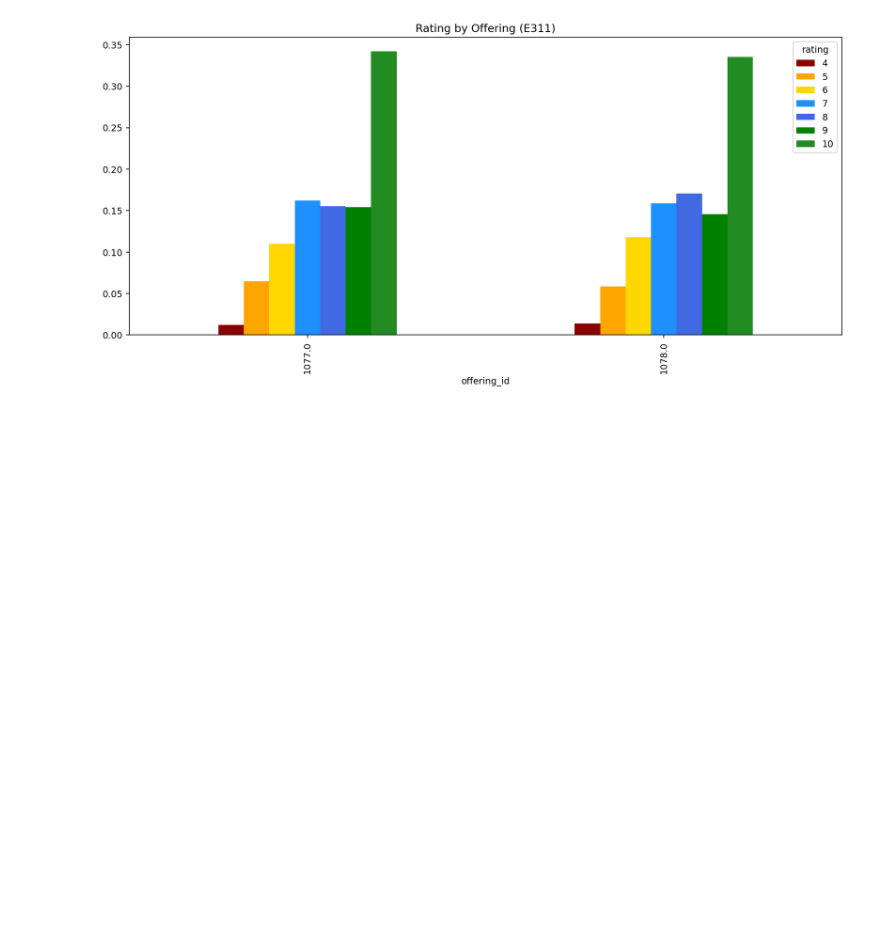
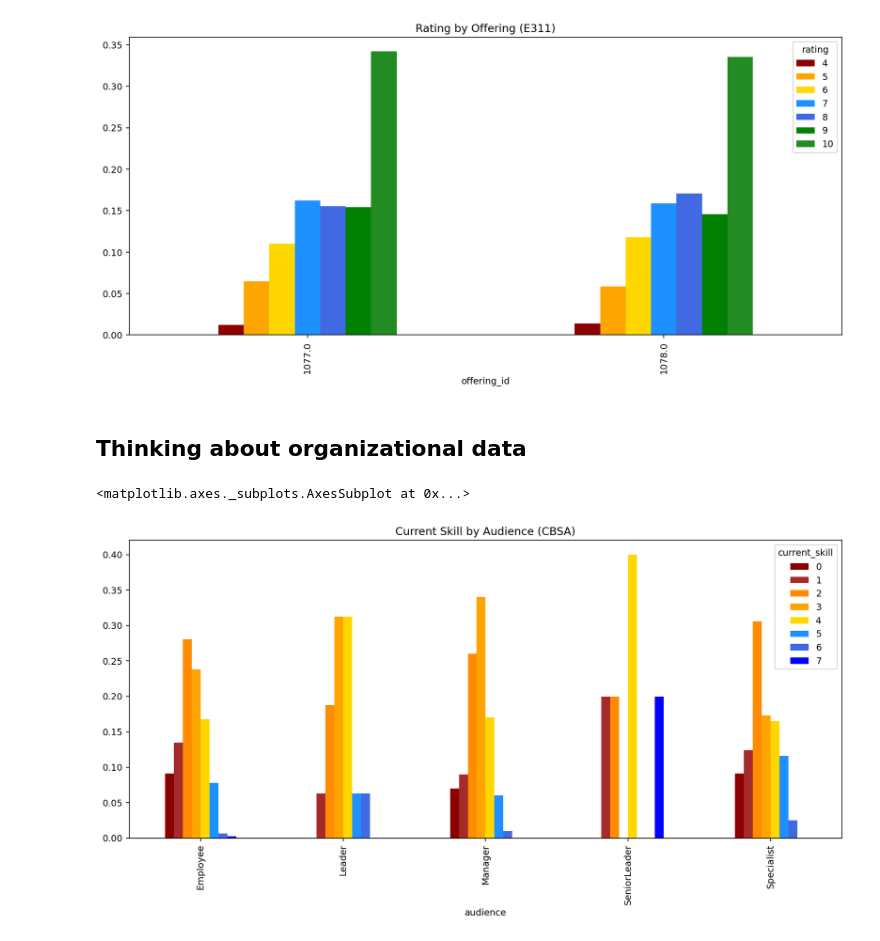
Before and after one commit to ToferC/learner_models, a Jupyter notebook: Evals_analysis.ipynb, the cells around one changed output. Cells and saved outputs as stored; diff of their text form; code cells hidden in the pictures; blank space fills up the shorter version.

```diff
--- a/Evals_analysis.ipynb
+++ b/Evals_analysis.ipynb
@@ -452,3 +452,11 @@ df.groupby(df["offering_id"].where(df.learning_product=="E311"))["rating"].value
 # %% [output]
 <matplotlib.axes._subplots.AxesSubplot at 0x...>
 [figure]
+# %% [markdown]
+## Thinking about organizational data
+# %%
+df.groupby(df.audience.where(df.organization=="CBSA"))["current_skill"].value_counts(normalize=True).unstack().plot(
+    kind='bar', title="Current Skill by Audience (CBSA)", figsize=(14,6), color=eleven_grad)
+# %% [output]
+<matplotlib.axes._subplots.AxesSubplot at 0x...>
+[figure, added]
```
Also changed, not shown: parts of 5 cells of this notebook.
